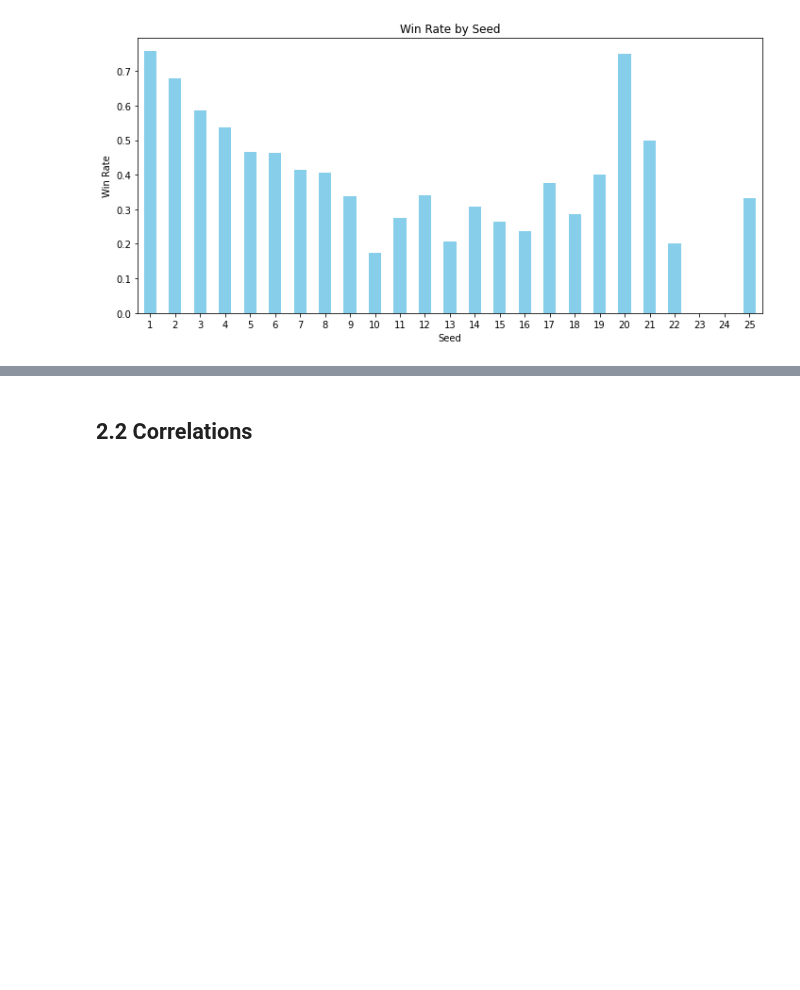
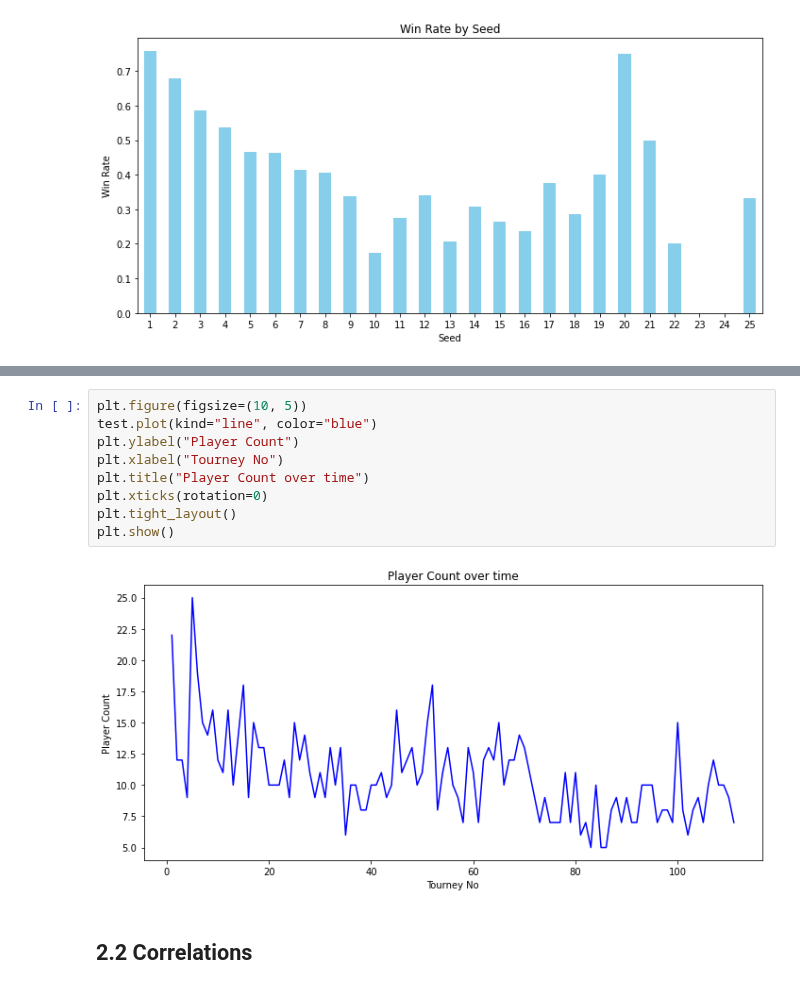
Before and after one commit to DarrenCCT/Tournament-Analysis, a Jupyter notebook: EUAC - Analysis.ipynb, the cells around one changed output, grey strips where cells are left out. Drawn from its saved outputs; the diff is of its cells as text; blank space fills up the shorter version.

Commit message:
Add files via upload
Player size over time started

```diff
--- a/EUAC - Analysis.ipynb
+++ b/EUAC - Analysis.ipynb
@@ -770,3 +810,14 @@ matches_count.plot(kind="box", color="#0035d0", grid=True)
+# %%
+plt.figure(figsize=(10, 5))
+test.plot(kind="line", color="blue")
+plt.ylabel("Player Count")
+plt.xlabel("Tourney No")
+plt.title("Player Count over time")
+plt.xticks(rotation=0)
+plt.tight_layout()
+plt.show()
+# %% [output]
+[figure, added]
 # %% [markdown]
 ## 2.2 Correlations
 # %%
```
Also changed, not shown: parts of 12 cells of this notebook.
